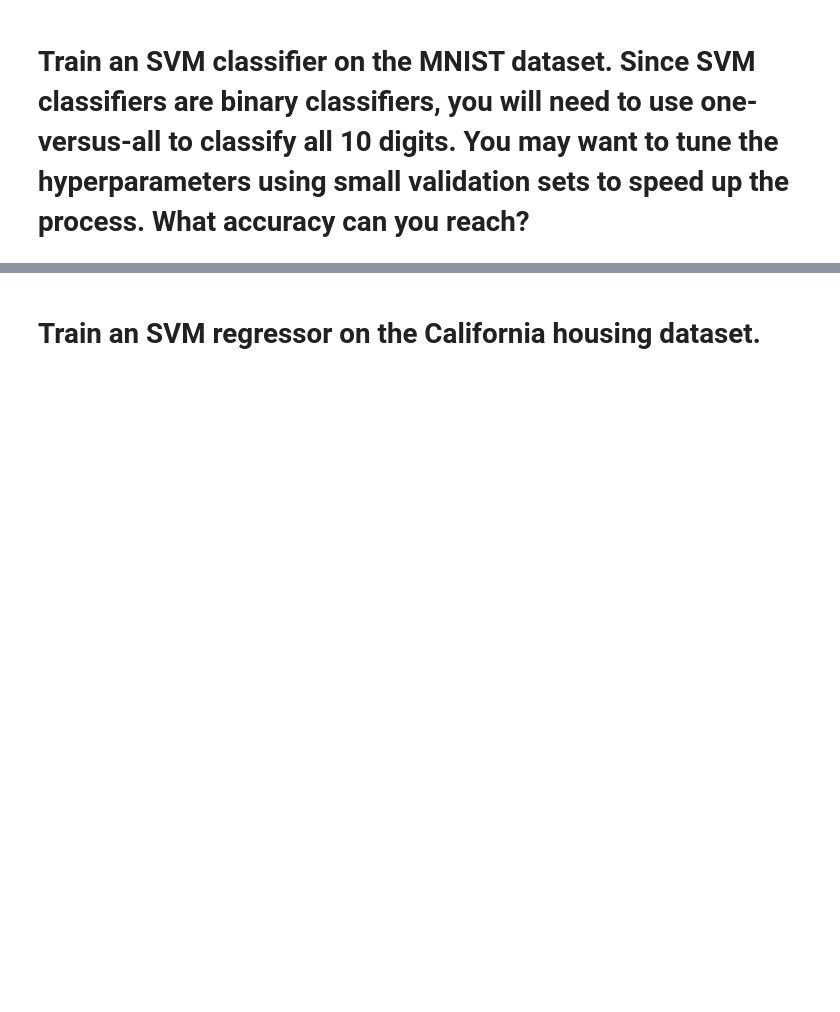
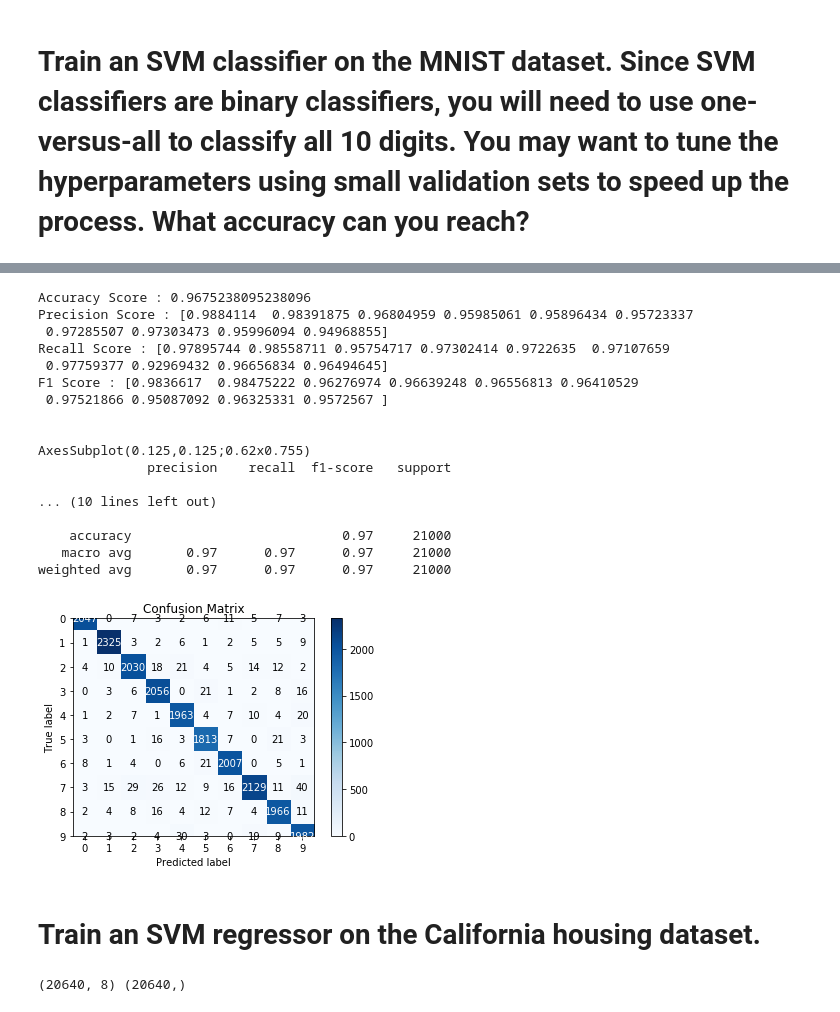
Before and after one commit to easypanda/Handson-ML2, a Jupyter notebook: Chapter 5: Support Vector Machines/Exercices_Support_Vector_Machines.ipynb, the cells around one changed output, grey strips where cells are left out. Saved outputs shown, nothing was run; the diff lists cells and outputs as text; code cells hidden in the pictures; blank space fills up the shorter version.

```diff
--- a/Chapter 5: Support Vector Machines/Exercices_Support_Vector_Machines.ipynb
+++ b/Chapter 5: Support Vector Machines/Exercices_Support_Vector_Machines.ipynb
@@ -47,0 +187,5 @@ from sklearn.svm import LinearSVC
+# %%
+SVM_GridSearchCV.fit(X_train[:3000],y_train[:3000])
+print(f"Our best parameters: {SVM_GridSearchCV.best_params_}")
+print(f"Our best estimator: {SVM_GridSearchCV.best_estimator_}")
+print(f"Our best score: {SVM_GridSearchCV.best_score_}")
@@ -47,0 +214,3 @@ from sklearn.svm import LinearSVC
+# %%
+#We use the best model
+SVM_GridSearchCV.best_estimator_.fit(X_train,y_train)
@@ -48,2 +228,36 @@ from sklearn.svm import LinearSVC
+# %%
+def print_metrics(predicted_y,y_test):
+    print("\n")
+    print(f"Accuracy Score : {(accuracy_score(predicted_y,y_test))}")
+    print(f"Precision Score : {(precision_score(predicted_y,y_test,average=None))}")
+    print(f"Recall Score : {(recall_score(predicted_y,y_test,average=None))}")
+    print(f"F1 Score : {(f1_score(predicted_y,y_test,average=None))}")
+    print("\n")
+    print(plot_confusion_matrix(predicted_y,y_test))
+    print(f"{classification_report(predicted_y,y_test)}")
+# %%
+#We do the final prediction!
+predicted_y = SVM_GridSearchCV.predict(X_test)
+# %%
+print_metrics(predicted_y,y_test)
+# %% [output]
+Accuracy Score : 0.9675238095238096
+Precision Score : [0.9884114  0.98391875 0.96804959 0.95985061 0.95896434 0.95723337
+ 0.97285507 0.97303473 0.95996094 0.94968855]
+Recall Score : [0.97895744 0.98558711 0.95754717 0.97302414 0.9722635  0.97107659
+ 0.97759377 0.92969432 0.96656834 0.96494645]
+F1 Score : [0.9836617  0.98475222 0.96276974 0.96639248 0.96556813 0.96410529
+ 0.97521866 0.95087092 0.96325331 0.9572567 ]
+
+
+AxesSubplot(0.125,0.125;0.62x0.755)
+              precision    recall  f1-score   support
+
+... (10 lines left out)
+
+    accuracy                           0.97     21000
+   macro avg       0.97      0.97      0.97     21000
+weighted avg       0.97      0.97      0.97     21000
+[figure, added]
 # %% [markdown]
 # Train an SVM regressor on the California housing dataset.
@@ -49,0 +266,5 @@ from sklearn.svm import LinearSVC
+# %%
+#Shape of the dataset
+print(X.shape,y.shape)
+# %% [output]
+(20640, 8) (20640,)
```
Also changed, not shown: parts of 46 cells of this notebook, 2 other files.
